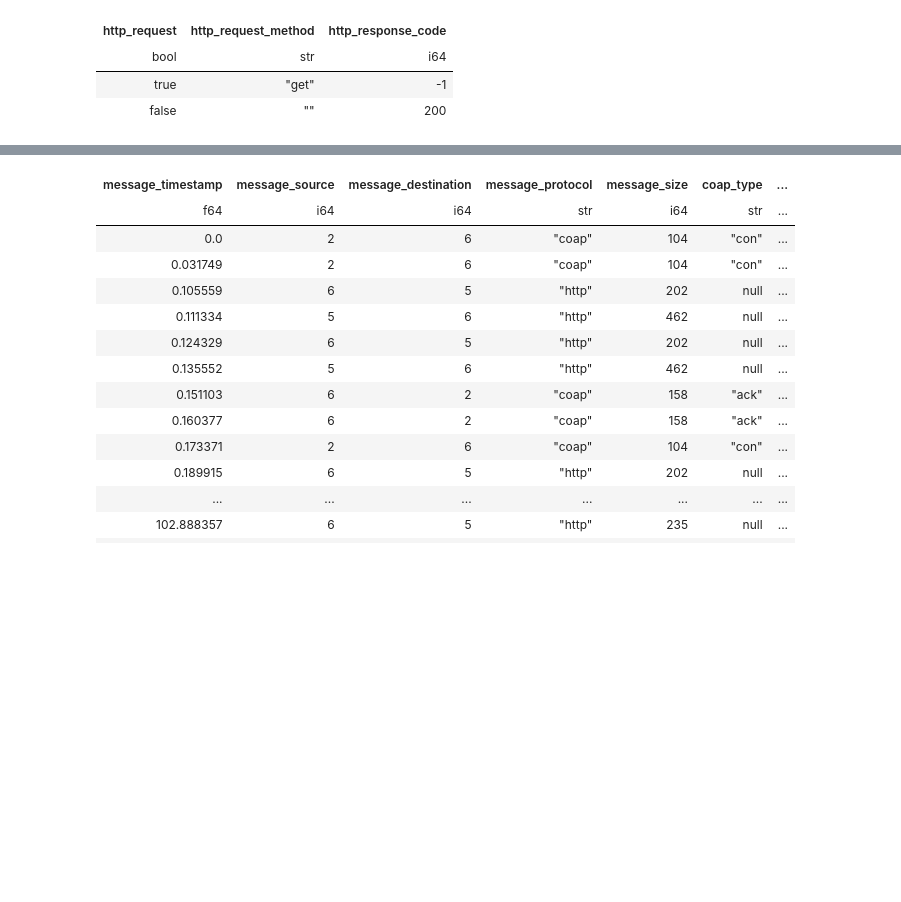
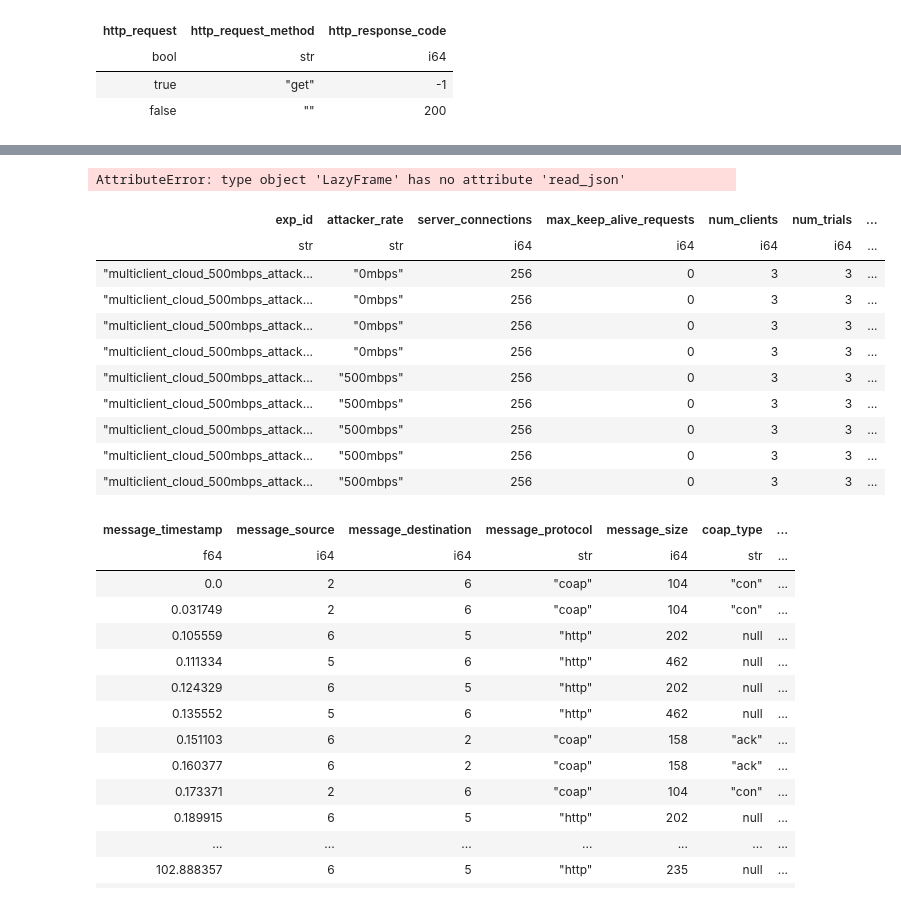
Before and after one commit to amirfarhat/dos-californium, a Jupyter notebook: notebooks/polars_multi_send_to_db_play.ipynb, the cells around one changed output, grey strips where cells are left out. Saved outputs shown, nothing was run; the diff lists cells and outputs as text; code cells hidden in the pictures; blank space fills up the shorter version.

```diff
--- a/notebooks/polars_multi_send_to_db_play.ipynb
+++ b/notebooks/polars_multi_send_to_db_play.ipynb
@@ -227,6 +227,85 @@ confdf
 | "multiclient_cloud_500mbps_attack... | 256 | 0 | 3 | 3 | 120 | ... |
 | "multiclient_cloud_500mbps_attack... | 256 | 0 | 3 | 3 | 120 | ... |
 | "multiclient_cloud_500mbps_attack... | 256 | 0 | 3 | 3 | 120 | ... |
+# %%
+import json
+with open("/home/ubuntu/expname_map_config.json", "r")as f:
+  d = json.load(f)
+
+# pandas_configuration_df = (
+#   pd.DataFrame.from_dict(d, orient="index")
+#   .reset_index()
+#   .drop(columns=["index"])
+#   .rename(columns={
+#     "expname": "exp_id",
+#     "attack_rate": "attacker_rate",
+#   })
+#   .replace({
+#     "reuse_connections": {"true": True, "false": False},
+#     "run_proxy_with_dtls": {"1": True, "0": False},
+#     "run_proxy_with_https": {"1": True, "0": False},
+#     "run_attacker": {"1": True, "0": False},
+#   })
+# )
+
+# configuration_df = (
+#   pl.from_pandas(pandas_configuration_df)
+#   .select(database_experiment_fields)
+# )
+
+# configuration_df
+
+pl.LazyFrame.read_json
+# %% [output]
+AttributeError: type object 'LazyFrame' has no attribute 'read_json'
+# %%
+database_experiment_field_map_pl_type = {
+  "exp_id"                     : pl.datatypes.Utf8,
+  "attacker_rate"              : pl.datatypes.Utf8,
+  "server_connections"         : pl.datatypes.Int64,
+  "max_keep_alive_requests"    : pl.datatypes.Int64,
+  "num_clients"                : pl.datatypes.Int64,
+  "num_trials"                 : pl.datatypes.Int64,
+  "origin_server_duration"     : pl.datatypes.Int64,
+  "attacker_duration"          : pl.datatypes.Int64,
+  "receiver_duration"          : pl.datatypes.Int64,
+  "proxy_duration"             : pl.datatypes.Int64,
+  "client_duration"            : pl.datatypes.Int64,
+  "attacker_start_lag_duration": pl.datatypes.Int64,
+  "topology_name"              : pl.datatypes.Utf8,
+  "num_proxy_connections"      : pl.datatypes.Int64,
+  "request_timeout"            : pl.datatypes.Utf8,
+  "max_retries"                : pl.datatypes.Int64,
+  "keep_alive_duration"        : pl.datatypes.Utf8,
+  "request_retry_interval"     : pl.datatypes.Utf8,
+  "reuse_connections"          : pl.datatypes.Boolean,
+  "run_proxy_with_dtls"        : pl.datatypes.Boolean,
+  "run_proxy_with_https"       : pl.datatypes.Boolean,
+  "run_attacker"               : pl.datatypes.Boolean,
+}
+
+def _cast_cols_from_type_map(type_map):
+  """
+  Query to cast all columns specified in the `type_map`
+  to their specified type, without creating extra columns.
+  """
+  return [pl.col(col).cast(col_t).alias(col) for col, col_t in type_map.items()]
+
+cast_configuration_fields = _cast_cols_from_type_map(database_experiment_field_map_pl_type)
+
+configuration_df.with_columns(cast_configuration_fields)
+# %% [output]
+| exp_id | attacker_rate | server_connections | max_keep_alive_requests | num_clients | num_trials | ... |
+| str | str | i64 | i64 | i64 | i64 | ... |
+| "multiclient_cloud_500mbps_attack... | "0mbps" | 256 | 0 | 3 | 3 | ... |
+| "multiclient_cloud_500mbps_attack... | "0mbps" | 256 | 0 | 3 | 3 | ... |
+| "multiclient_cloud_500mbps_attack... | "0mbps" | 256 | 0 | 3 | 3 | ... |
+| "multiclient_cloud_500mbps_attack... | "0mbps" | 256 | 0 | 3 | 3 | ... |
+| "multiclient_cloud_500mbps_attack... | "500mbps" | 256 | 0 | 3 | 3 | ... |
+| "multiclient_cloud_500mbps_attack... | "500mbps" | 256 | 0 | 3 | 3 | ... |
+| "multiclient_cloud_500mbps_attack... | "500mbps" | 256 | 0 | 3 | 3 | ... |
+| "multiclient_cloud_500mbps_attack... | "500mbps" | 256 | 0 | 3 | 3 | ... |
+| "multiclient_cloud_500mbps_attack... | "500mbps" | 256 | 0 | 3 | 3 | ... |
 # %%
 %%time
 
```
Also changed, not shown: parts of 4 cells of this notebook, 1 other file.
